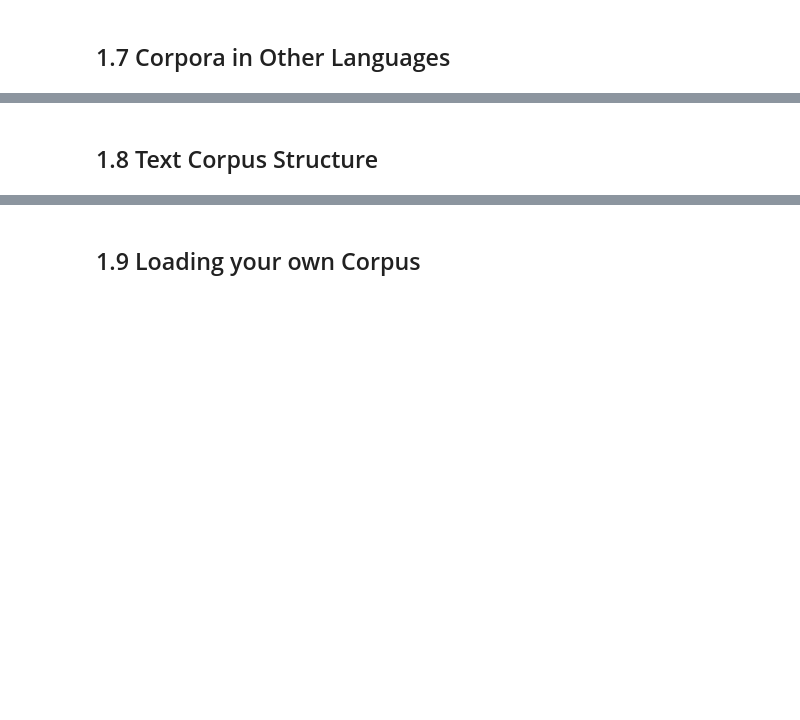
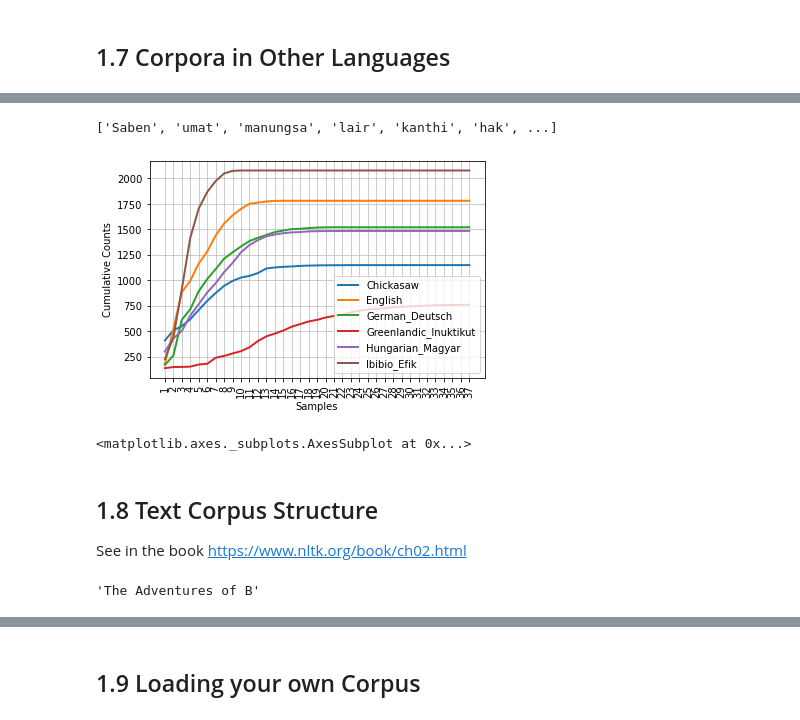
Before and after one commit to seidikun/nltk-book-jupyter, a Jupyter notebook: NLTK - Chapter 2.ipynb, the cells around one changed output, grey strips where cells are left out. Saved outputs shown, nothing was run; the diff lists cells and outputs as text; code cells hidden in the pictures; blank space fills up the shorter version.

```diff
--- a/NLTK - Chapter 2.ipynb
+++ b/NLTK - Chapter 2.ipynb
@@ -141,2 +207,23 @@ Info on how to using corpus accessment funtions on Section 1.8
+# %%
+nltk.corpus.udhr.words('Javanese-Latin1')[11:]
+# %% [output]
+['Saben', 'umat', 'manungsa', 'lair', 'kanthi', 'hak', ...]
+# %%
+# conditional frequency distribution of word lenghts for different languages
+from nltk.corpus import udhr
+languages = ['Chickasaw', 'English', 'German_Deutsch', 'Greenlandic_Inuktikut', 'Hungarian_Magyar', 'Ibibio_Efik']
+cfd = nltk.ConditionalFreqDist((lang, len(word))
+                               for lang in languages
+                               for word in udhr.words(lang + '-Latin1'))
+cfd.plot(cumulative=True)
+# %% [output]
+[figure, added]
+<matplotlib.axes._subplots.AxesSubplot at 0x...>
 # %% [markdown]
 ## 1.8 Text Corpus Structure
+See in the book https://www.nltk.org/book/ch02.html
+# %%
+raw = gutenberg.raw("burgess-busterbrown.txt")
+raw[1:20]
+# %% [output]
+'The Adventures of B'
```
Also changed, not shown: parts of 44 cells of this notebook, 1 other file.
